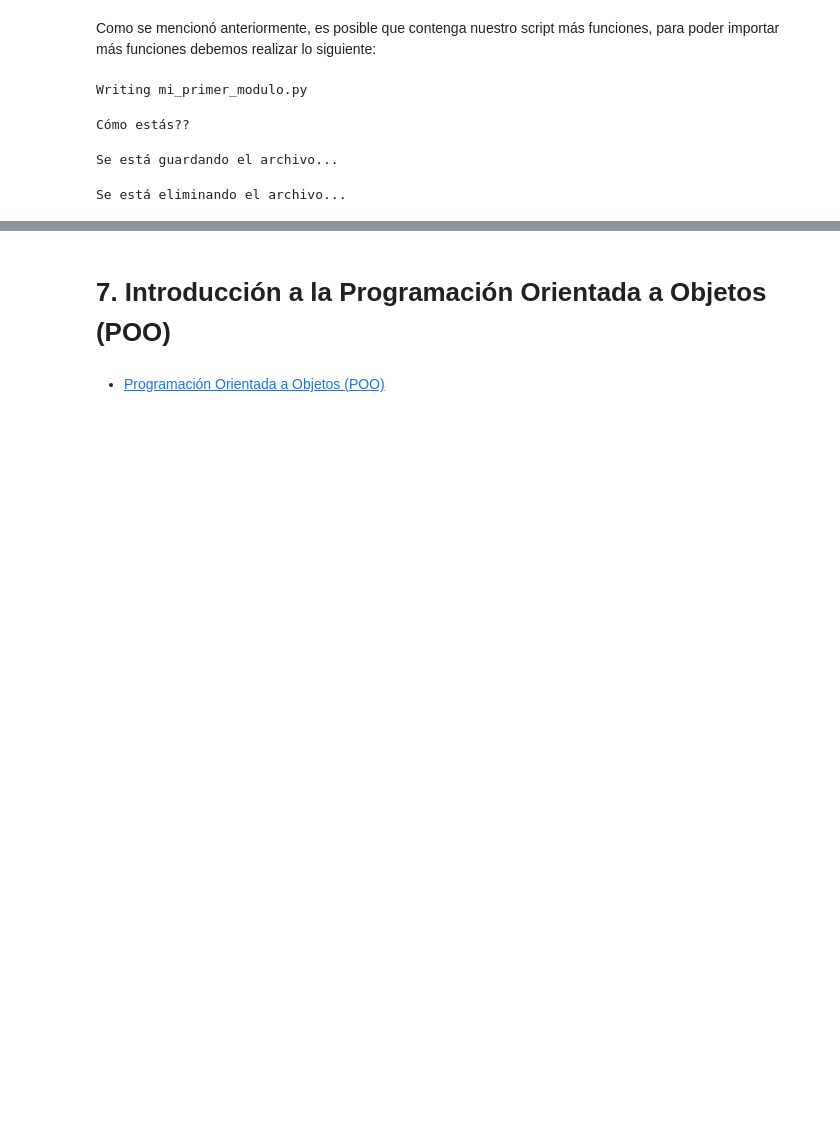
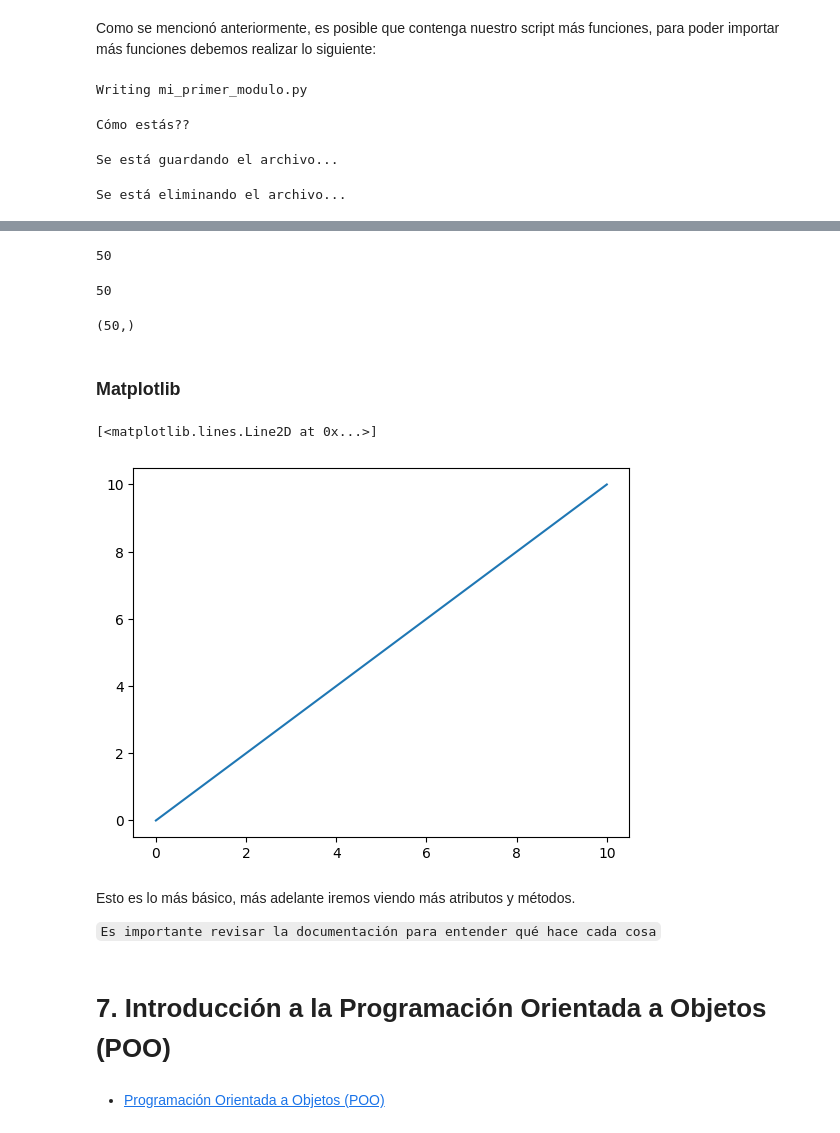
Before and after one commit to GbrlOl/python-course, a Jupyter notebook: python_course_by_GabrielOlmos_V2.ipynb, the cells around one changed output, grey strips where cells are left out. Drawn from its saved outputs; the diff is of its cells as text; code cells hidden in the pictures; blank space fills up the shorter version.

```diff
--- a/python_course_by_GabrielOlmos_V2.ipynb
+++ b/python_course_by_GabrielOlmos_V2.ipynb
@@ -1417,0 +1494,14 @@ Se está eliminando el archivo...
+# %%
+vector.size
+# %% [output]
+50
+# %%
+len(vector)
+# %% [output]
+50
+# %%
+vector.shape
+# %% [output]
+(50,)
+# %% [markdown]
+### Matplotlib
@@ -1418,3 +1510,15 @@ Se está eliminando el archivo...
+# %%
+t = np.linspace(0,10,10)
+fn = t
+
+plt.plot(t, fn)
+# %% [output]
+[<matplotlib.lines.Line2D at 0x...>]
+[figure, added]
+# %% [markdown]
+Esto es lo más básico, más adelante iremos viendo más atributos y métodos.
+
+`Es importante revisar la documentación para entender qué hace cada cosa`
 # %% [markdown]
 # 7. Introducción a la Programación Orientada a Objetos (POO)
 # %% [markdown]
```
Also changed, not shown: parts of 80 cells of this notebook.
